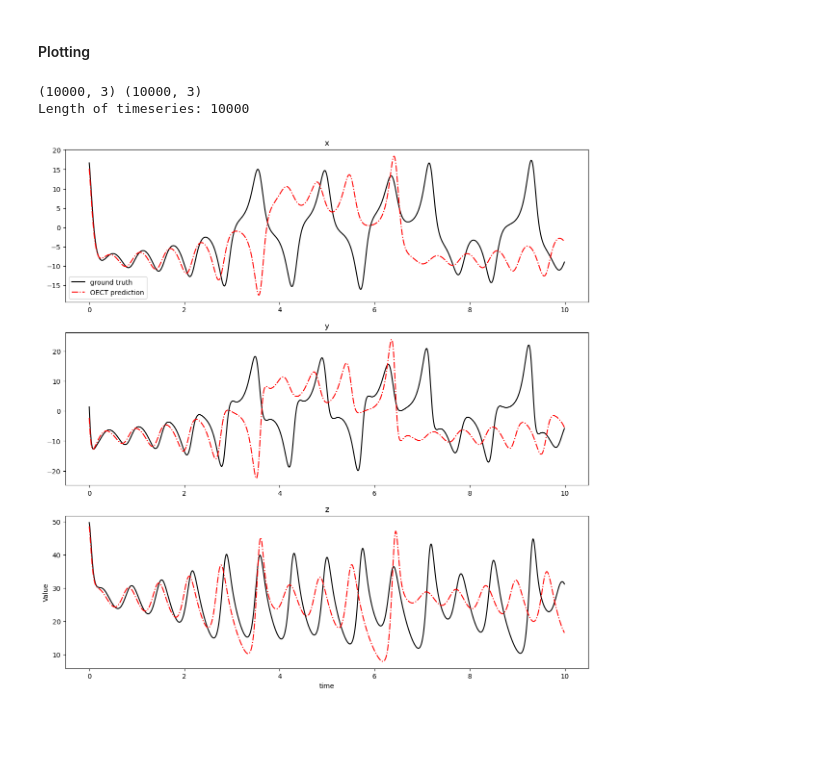
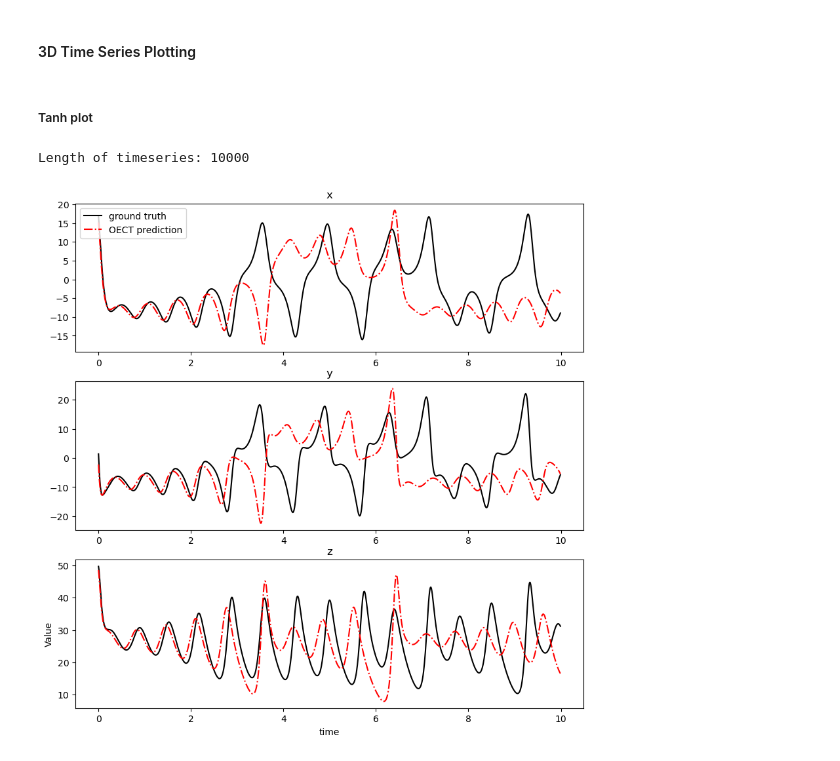
Before and after one commit to Signed-B/reservoir-computing-on-OECTs, a Jupyter notebook: plots.ipynb, the cells around one changed output. Saved outputs shown, nothing was run; the diff lists cells and outputs as text; code cells hidden in the pictures; blank space fills up the shorter version.

Commit message:
fixing small plotting error

```diff
--- a/plots.ipynb
+++ b/plots.ipynb
@@ -5,5 +5,5 @@ import numpy as np
 import pandas as pd
 import seaborn as sns
 # %% [markdown]
-#### Plotting
+#### 3D Time Series Plotting
 # %%
@@ -14,14 +21,9 @@ with shelve.open("./Data/dims_ensemble/signals_ensemble") as data:
+# %% [markdown]
+##### Tanh plot
 # %%
-dimindex=1
 
-OECT_signals = datadicts[0]["OECT_signals"][dimindex]
-OECT_predictions = datadicts[0]["OECT_predictions"][dimindex]
-tanh_signals = datadicts[0]["tanh_signals"][dimindex]
-tanh_predictions = datadicts[0]["tanh_predictions"][dimindex]
 
-print(np.array(OECT_signals).shape, np.array(OECT_predictions).shape)
-
-plt.figure(figsize=(14, 14))
+plt.figure(figsize=(10, 10))
 
 plot_index = 1
 
@@ -45,32 +47,31 @@ print("Length of timeseries:", len(x_sig))
 # x
 plt.subplot(3, 1, plot_index)
 plt.title("x")
 plt.plot(t[start:end], x_sig[start:end], "k-", label="ground truth")
 plt.plot(t[start:end], x_pred[start:end], "r-.", label="OECT prediction")
 
 if plot_index == 1:
     plt.legend()
 plot_index += 1
 
 # y
 plt.subplot(3, 1, plot_index)
 plt.title("y")
 plt.plot(t[start:end], y_sig[start:end], "k-", label="ground truth")
 plt.plot(t[start:end], y_pred[start:end], "r-.", label="OECT prediction")
 plot_index += 1
 
 # z
 plt.subplot(3, 1, plot_index)
 plt.title("z")
 plt.plot(t[start:end], z_sig[start:end], "k-", label="ground truth")
 plt.plot(t[start:end], z_pred[start:end], "r-.", label="OECT prediction")
 plot_index += 1
 
 
 plt.ylabel("Value")
 plt.xlabel("time")
 plt.show()
 # %% [output]
-(10000, 3) (10000, 3)
 Length of timeseries: 10000
-[figure, old version]
+[figure, new version]
```
Also changed, not shown: parts of 4 cells of this notebook.
